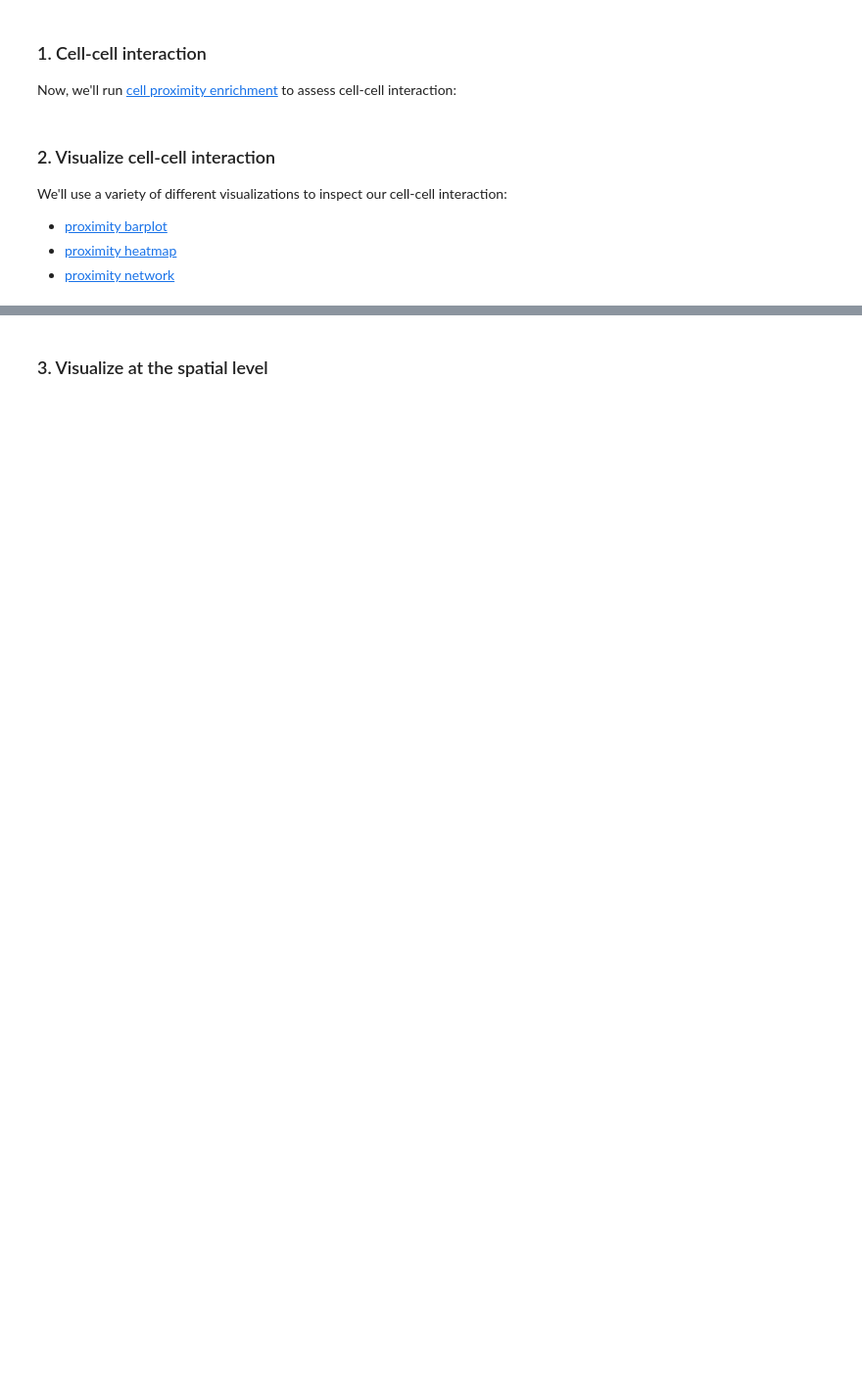
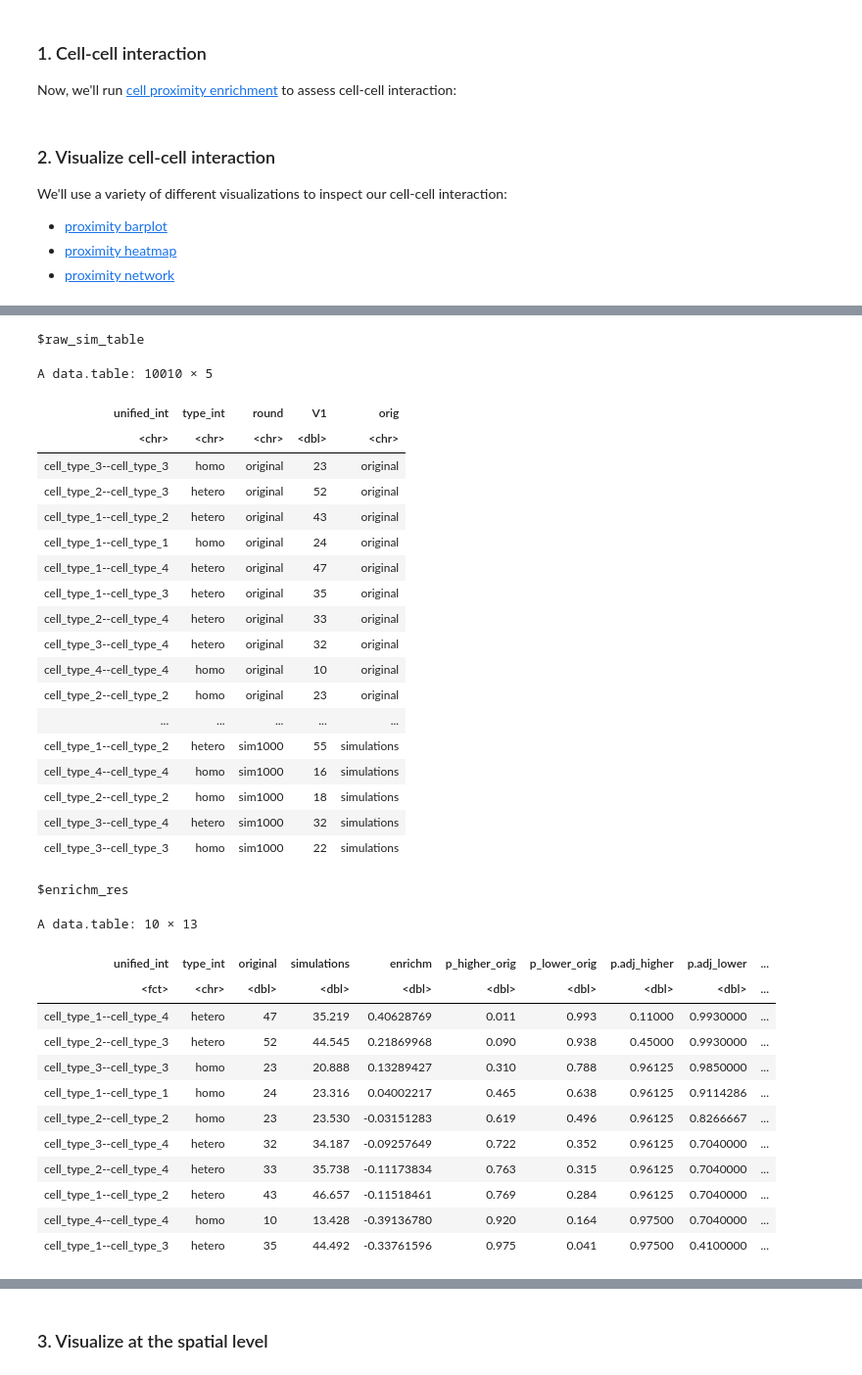
Before and after one commit to ndelrossi7/giotto-tutorial-binder, a Jupyter notebook: notebooks/12-Cell-Cell-Interaction-Enrichment.ipynb, the cells around one changed output, grey strips where cells are left out. Shown: that part at 98% size. Cells and saved outputs as stored; diff of their text form; code cells hidden in the pictures; blank space fills up the shorter version.

```diff
--- a/notebooks/12-Cell-Cell-Interaction-Enrichment.ipynb
+++ b/notebooks/12-Cell-Cell-Interaction-Enrichment.ipynb
@@ -33,3 +61,40 @@ cellProximityBarplot(gobject = my_giotto_object,
+# %%
+cell_proximities
+# %% [output]
+$raw_sim_table
+A data.table: 10010 × 5
+| unified_int | type_int | round | V1 | orig |
+| <chr> | <chr> | <chr> | <dbl> | <chr> |
+| cell_type_3--cell_type_3 | homo | original | 23 | original |
+| cell_type_2--cell_type_3 | hetero | original | 52 | original |
+| cell_type_1--cell_type_2 | hetero | original | 43 | original |
+| cell_type_1--cell_type_1 | homo | original | 24 | original |
+| cell_type_1--cell_type_4 | hetero | original | 47 | original |
+| cell_type_1--cell_type_3 | hetero | original | 35 | original |
+| cell_type_2--cell_type_4 | hetero | original | 33 | original |
+| cell_type_3--cell_type_4 | hetero | original | 32 | original |
+| cell_type_4--cell_type_4 | homo | original | 10 | original |
+| cell_type_2--cell_type_2 | homo | original | 23 | original |
+| ... | ... | ... | ... | ... |
+| cell_type_1--cell_type_2 | hetero | sim1000 | 55 | simulations |
+| cell_type_4--cell_type_4 | homo | sim1000 | 16 | simulations |
+| cell_type_2--cell_type_2 | homo | sim1000 | 18 | simulations |
+| cell_type_3--cell_type_4 | hetero | sim1000 | 32 | simulations |
+| cell_type_3--cell_type_3 | homo | sim1000 | 22 | simulations |
+$enrichm_res
+A data.table: 10 × 13
+| unified_int | type_int | original | simulations | enrichm | p_higher_orig | p_lower_orig | p.adj_higher | p.adj_lower | ... |
+| <fct> | <chr> | <dbl> | <dbl> | <dbl> | <dbl> | <dbl> | <dbl> | <dbl> | ... |
+| cell_type_1--cell_type_4 | hetero | 47 | 35.219 | 0.40628769 | 0.011 | 0.993 | 0.11000 | 0.9930000 | ... |
+| cell_type_2--cell_type_3 | hetero | 52 | 44.545 | 0.21869968 | 0.090 | 0.938 | 0.45000 | 0.9930000 | ... |
+| cell_type_3--cell_type_3 | homo | 23 | 20.888 | 0.13289427 | 0.310 | 0.788 | 0.96125 | 0.9850000 | ... |
+| cell_type_1--cell_type_1 | homo | 24 | 23.316 | 0.04002217 | 0.465 | 0.638 | 0.96125 | 0.9114286 | ... |
+| cell_type_2--cell_type_2 | homo | 23 | 23.530 | -0.03151283 | 0.619 | 0.496 | 0.96125 | 0.8266667 | ... |
+| cell_type_3--cell_type_4 | hetero | 32 | 34.187 | -0.09257649 | 0.722 | 0.352 | 0.96125 | 0.7040000 | ... |
+| cell_type_2--cell_type_4 | hetero | 33 | 35.738 | -0.11173834 | 0.763 | 0.315 | 0.96125 | 0.7040000 | ... |
+| cell_type_1--cell_type_2 | hetero | 43 | 46.657 | -0.11518461 | 0.769 | 0.284 | 0.96125 | 0.7040000 | ... |
+| cell_type_4--cell_type_4 | homo | 10 | 13.428 | -0.39136780 | 0.920 | 0.164 | 0.97500 | 0.7040000 | ... |
+| cell_type_1--cell_type_3 | hetero | 35 | 44.492 | -0.33761596 | 0.975 | 0.041 | 0.97500 | 0.4100000 | ... |
 # %%
 # heatmap
 cellProximityHeatmap(gobject = my_giotto_object,
```
Also changed, not shown: parts of 7 cells of this notebook.
